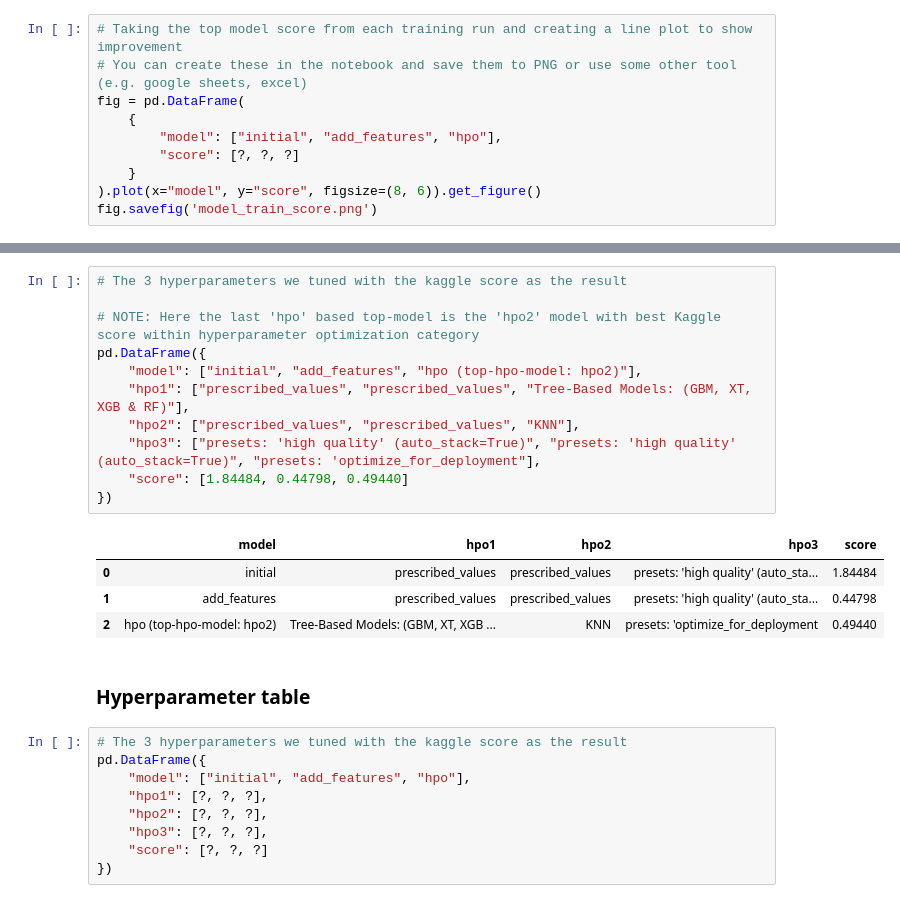
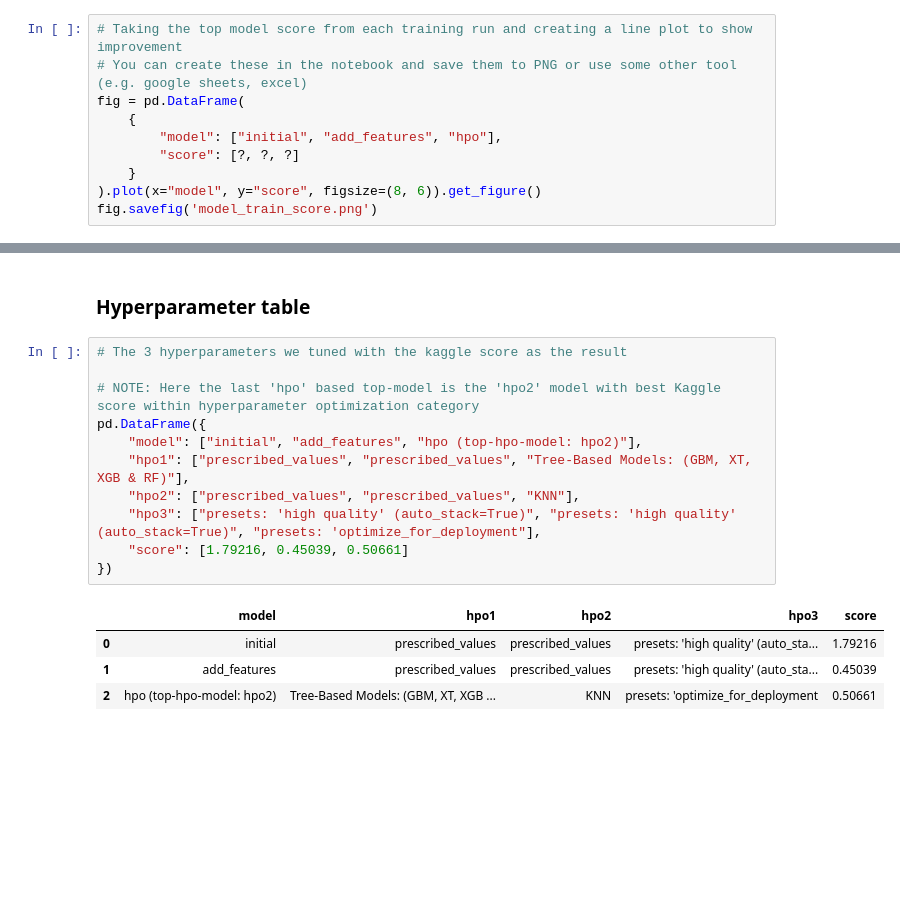
Before and after one commit to Adi11cr7/AWS-AIML-project-1-starter, a Jupyter notebook: project/project-template.ipynb, the cells around one changed output, grey strips where cells are left out. Cells and saved outputs as stored; diff of their text form; blank space fills up the shorter version.

```diff
--- a/project/project-template.ipynb
+++ b/project/project-template.ipynb
@@ -1087,27 +1088,18 @@ fig.savefig('img/model_test_score.png')
-# %%
-# The 3 hyperparameters we tuned with the kaggle score as the result
-
-# NOTE: Here the last 'hpo' based top-model is the 'hpo2' model with best Kaggle score within hyperparameter optimization category
-pd.DataFrame({
-    "model": ["initial", "add_features", "hpo (top-hpo-model: hpo2)"],
-    "hpo1": ["prescribed_values", "prescribed_values", "Tree-Based Models: (GBM, XT, XGB & RF)"],
-    "hpo2": ["prescribed_values", "prescribed_values", "KNN"],
-    "hpo3": ["presets: 'high quality' (auto_stack=True)", "presets: 'high quality' (auto_stack=True)", "presets: 'optimize_for_deployment"],
-    "score": [1.84484, 0.44798, 0.49440]
-})
-# %% [output]
-|  | model | hpo1 | hpo2 | hpo3 | score |
-| 0 | initial | prescribed_values | prescribed_values | presets: 'high quality' (auto_sta... | 1.84484 |
-| 1 | add_features | prescribed_values | prescribed_values | presets: 'high quality' (auto_sta... | 0.44798 |
-| 2 | hpo (top-hpo-model: hpo2) | Tree-Based Models: (GBM, XT, XGB ... | KNN | presets: 'optimize_for_deployment | 0.49440 |
 # %% [markdown]
 ### Hyperparameter table
 # %%
 # The 3 hyperparameters we tuned with the kaggle score as the result
+
+# NOTE: Here the last 'hpo' based top-model is the 'hpo2' model with best Kaggle score within hyperparameter optimization category
 pd.DataFrame({
-    "model": ["initial", "add_features", "hpo"],
-    "hpo1": [?, ?, ?],
-    "hpo2": [?, ?, ?],
-    "hpo3": [?, ?, ?],
-    "score": [?, ?, ?]
+    "model": ["initial", "add_features", "hpo (top-hpo-model: hpo2)"],
+    "hpo1": ["prescribed_values", "prescribed_values", "Tree-Based Models: (GBM, XT, XGB & RF)"],
+    "hpo2": ["prescribed_values", "prescribed_values", "KNN"],
+    "hpo3": ["presets: 'high quality' (auto_stack=True)", "presets: 'high quality' (auto_stack=True)", "presets: 'optimize_for_deployment"],
+    "score": [1.79216, 0.45039, 0.50661]
 })
+# %% [output]
+|  | model | hpo1 | hpo2 | hpo3 | score |
+| 0 | initial | prescribed_values | prescribed_values | presets: 'high quality' (auto_sta... | 1.79216 |
+| 1 | add_features | prescribed_values | prescribed_values | presets: 'high quality' (auto_sta... | 0.45039 |
+| 2 | hpo (top-hpo-model: hpo2) | Tree-Based Models: (GBM, XT, XGB ... | KNN | presets: 'optimize_for_deployment | 0.50661 |
```
Also changed, not shown: parts of 26 cells of this notebook, 2 other files.
